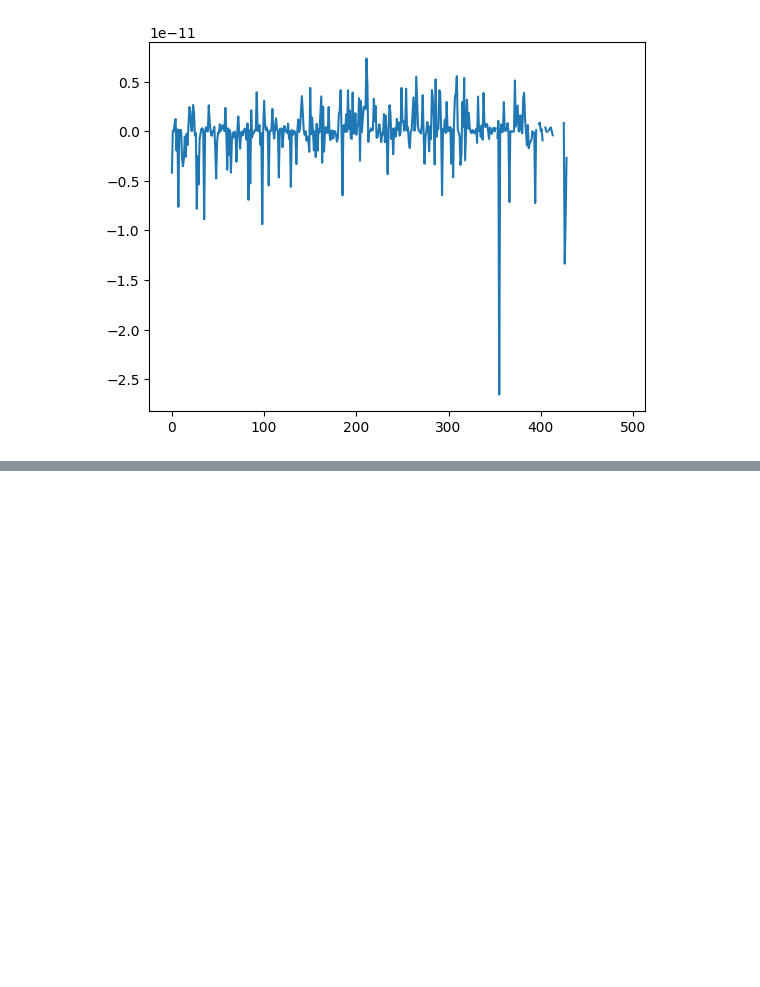
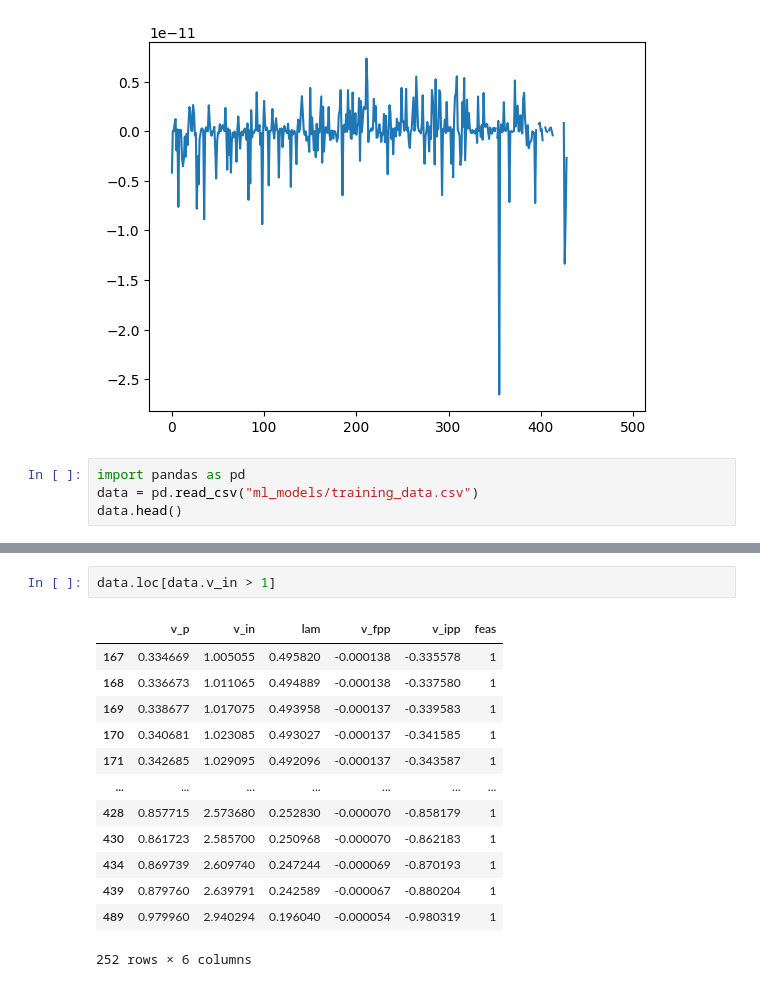
Before and after one commit to cjmerzbacher/joint-simulator, a Jupyter notebook: beta_carotene/bcar_viz.ipynb, the cells around one changed output, grey strips where cells are left out. Cells and saved outputs as stored; diff of their text form; blank space fills up the shorter version.

```diff
--- a/beta_carotene/bcar_viz.ipynb
+++ b/beta_carotene/bcar_viz.ipynb
@@ -85,3 +85,7 @@ plt.plot(p)
 # %% [output]
 [<matplotlib.lines.Line2D at 0x...>]
 [figure]
+# %%
+import pandas as pd
+data = pd.read_csv("ml_models/training_data.csv")
+data.head()
@@ -87,0 +99,16 @@ plt.plot(p)
+# %%
+data.loc[data.v_in > 1]
+# %% [output]
+|  | v_p | v_in | lam | v_fpp | v_ipp | feas |
+| 167 | 0.334669 | 1.005055 | 0.495820 | -0.000138 | -0.335578 | 1 |
+| 168 | 0.336673 | 1.011065 | 0.494889 | -0.000138 | -0.337580 | 1 |
+| 169 | 0.338677 | 1.017075 | 0.493958 | -0.000137 | -0.339583 | 1 |
+| 170 | 0.340681 | 1.023085 | 0.493027 | -0.000137 | -0.341585 | 1 |
+| 171 | 0.342685 | 1.029095 | 0.492096 | -0.000137 | -0.343587 | 1 |
+| ... | ... | ... | ... | ... | ... | ... |
+| 428 | 0.857715 | 2.573680 | 0.252830 | -0.000070 | -0.858179 | 1 |
+| 430 | 0.861723 | 2.585700 | 0.250968 | -0.000070 | -0.862183 | 1 |
+| 434 | 0.869739 | 2.609740 | 0.247244 | -0.000069 | -0.870193 | 1 |
+| 439 | 0.879760 | 2.639791 | 0.242589 | -0.000067 | -0.880204 | 1 |
+| 489 | 0.979960 | 2.940294 | 0.196040 | -0.000054 | -0.980319 | 1 |
+252 rows × 6 columns
```
Also changed, not shown: parts of 1 cell of this notebook, 9 other files.
